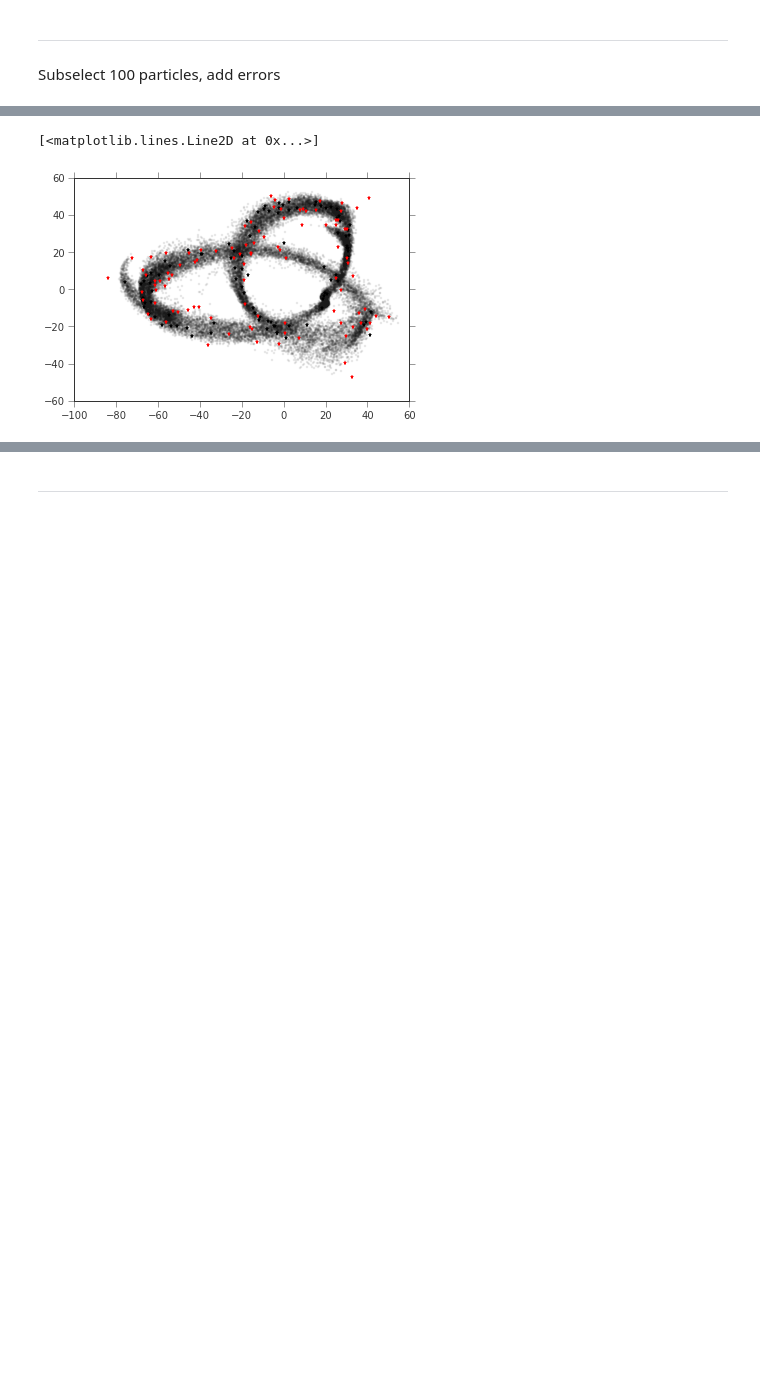
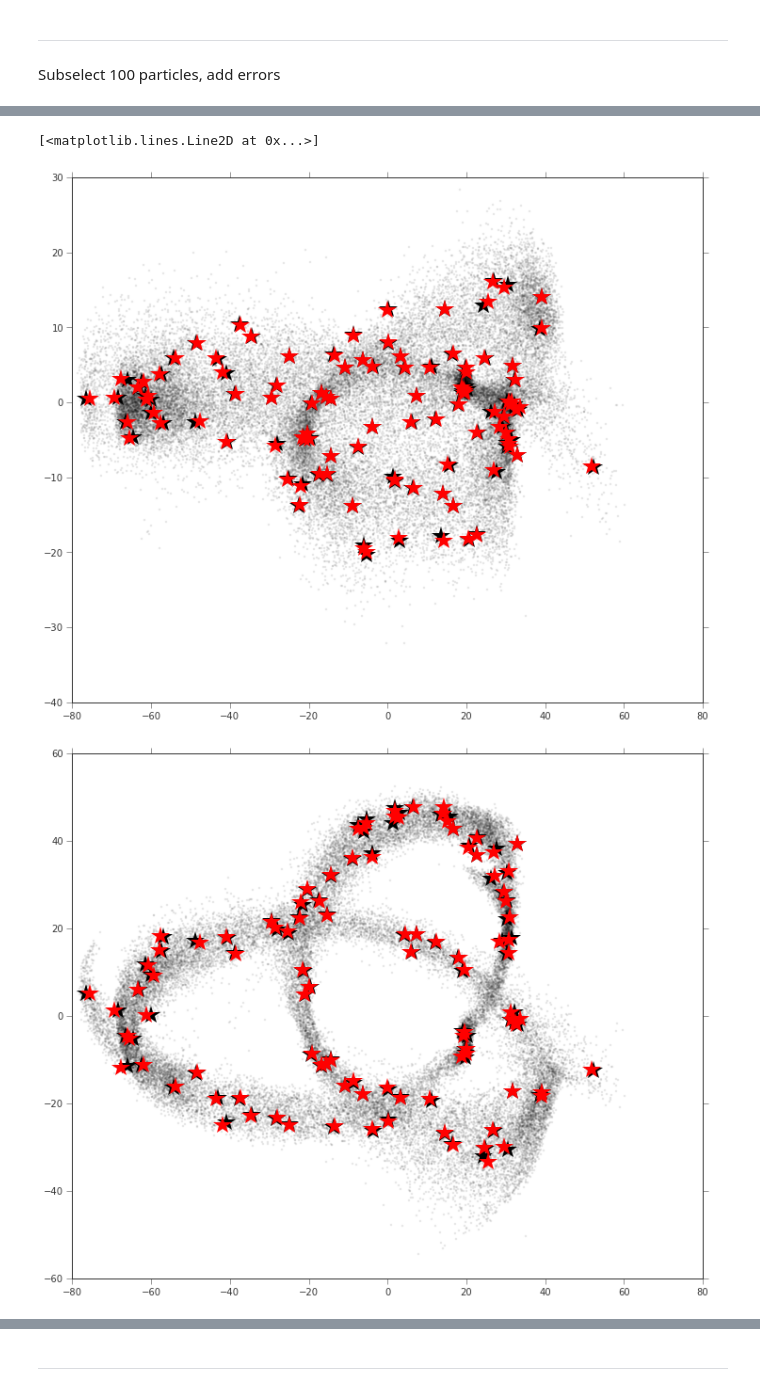
Before and after one commit to adrn/streams, a Jupyter notebook: text/notebooks/Gaia Data Challenge - LM10 selection.ipynb, the cells around one changed output, grey strips where cells are left out. Saved outputs shown, nothing was run; the diff lists cells and outputs as text; code cells hidden in the pictures; blank space fills up the shorter version.

Commit message:
fix gaia error calculation

```diff
--- a/text/notebooks/Gaia Data Challenge - LM10 selection.ipynb
+++ b/text/notebooks/Gaia Data Challenge - LM10 selection.ipynb
@@ -22,6 +25,9 @@ len(all_particles)
 # %%
-vr = numexpr.evaluate("(x*vx + y*vy + z*vz) / dist", all_particles)
-all_particles.add_column(Column(vr, name='vr'))
+all_particles = copy.deepcopy(raw_particles)
+vr = vgsr_to_vhel(all_particles['l']*u.degree, all_particles['b']*u.degree, all_particles['vgsr']*u.km/u.s,
+                  v_sun_lsr=[10.,5.,7.]*u.km/u.s,
+                  v_circ=220.*u.km/u.s)
+all_particles.add_column(Column(vr.value, name='vr'))
 all_particles = all_particles['x', 'y', 'z', 'vx', 'vy', 'vz', 'l', 'b', 'dist', 'vr', 'mul', 'mub']
 # %%
 plot(all_particles['x'], all_particles['z'], marker='.', linestyle='none', alpha=0.1)
@@ -52,10 +58,9 @@ axes().set_aspect('equal')
 # %%
-def uncertainties(p, d_percent_err=0.02, rv_err=20):
-    p = p.copy()
+def uncertainties(p_, d_percent_err=0.02, rv_err=20.):
+    p = p_.copy()
 
     # assuming [Fe/H] = -0.5 for Sgr
     M_V, dM_V = rrl_M_V(-0.5)
-
     V = apparent_magnitude(M_V, p['dist']*u.kpc)
 
     p['dist'] += np.random.normal(0., d_percent_err*p['dist'])
@@ -64,6 +69,9 @@ def uncertainties(p, d_percent_err=0.02, rv_err=20):
     dmu = proper_motion_error(V, rrl_V_minus_I).to(u.milliarcsecond/u.yr).value
     p['mul'] += np.random.normal(0., dmu, size=len(p))
     p['mub'] += np.random.normal(0., dmu, size=len(p))
+
+    mul = (p['mul']*u.milliarcsecond/u.yr).to(u.rad/u.s).value
+    mub = (p['mub']*u.milliarcsecond/u.yr).to(u.rad/u.s).value
 
     cosl = np.cos(np.radians(p['l']))
     cosb = np.cos(np.radians(p['b']))
@@ -74,8 +82,21 @@ def uncertainties(p, d_percent_err=0.02, rv_err=20):
     p['y'] = p['dist']*cosb*sinl
     p['z'] = p['dist']*sinb
 
-    p['vx'] = (p['vr']*cosb*cosl - p['dist']*p['mul']*sinl - p['dist']*p['mub']*sinb*cosl)
-    p['vy'] = (p['vr']*cosb*sinl + p['dist']*p['mul']*cosl - p['dist']*p['mub']*sinb*sinl)
-    p['vz'] = (p['vr']*sinb + p['dist']*p['mub']*cosb)
+    # compute tangential velocities
+    d = (p['dist']*u.kpc).to(u.km).value
+    v_l = d*mul
+    v_b = d*mub
+
+    p['vx'] = (p['vr']*cosb*cosl - v_l*sinl - v_b*sinb*cosl) + 9.438
+    p['vy'] = (p['vr']*cosb*sinl + v_l*cosl - v_b*sinb*sinl) + 220. + 11.5404
+    p['vz'] = (p['vr']*sinb + v_b*cosb) + 7.8146
+
+    p.add_column(Column([rv_err]*len(dmu), name="err_vr"))
+    p.add_column(Column(d_percent_err*p['dist'], name="err_dist"))
+    p.add_column(Column(dmu, name="err_mul"))
+    p.add_column(Column(dmu, name="err_mub"))
 
     return p
+# %%
+subset_w_err_gaia_spitzer = uncertainties(subset, 0.02, 10.)
+ascii.write(subset_w_err_gaia_spitzer, output='../../data/gaia_challenge/subsample_gaia_spitzer.txt', Writer=ascii.Basic, delimiter=',')
@@ -82,7 +106,14 @@ def uncertainties(p, d_percent_err=0.02, rv_err=20):
 # %%
+figure(figsize=(12,10))
+plot(all_particles['x'], all_particles['y'], marker='.', linestyle='none', alpha=0.1)
+plot(subset['x'], subset['y'], marker='*', linestyle='none', alpha=1., color='k', ms=20)
+plot(subset_w_err_gaia_spitzer['x'], subset_w_err_gaia_spitzer['y'], marker='*', linestyle='none', alpha=1., color='r', ms=20)
+
+figure(figsize=(12,10))
 plot(all_particles['x'], all_particles['z'], marker='.', linestyle='none', alpha=0.1)
-plot(subset['x'], subset['z'], marker='*', linestyle='none', alpha=1., color='k')
-plot(subset_w_err['x'], subset_w_err['z'], marker='*', linestyle='none', alpha=1., color='r')
+plot(subset['x'], subset['z'], marker='*', linestyle='none', alpha=1., color='k', ms=20)
+plot(subset_w_err_gaia_spitzer['x'], subset_w_err_gaia_spitzer['z'], marker='*', linestyle='none', alpha=1., color='r', ms=20)
 # %% [output]
 [<matplotlib.lines.Line2D at 0x...>]
-[figure, old version]
+[figure, new version]
+[figure, added]
```
Also changed, not shown: parts of 11 cells of this notebook.
